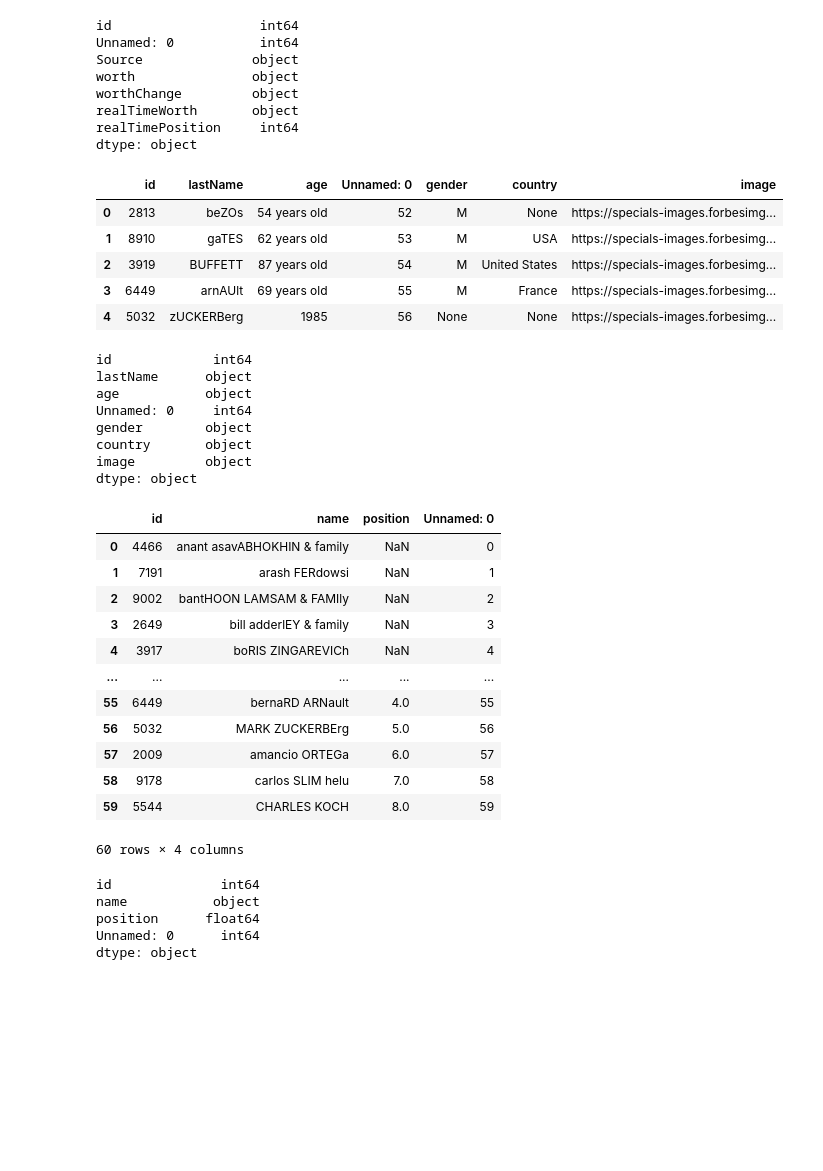
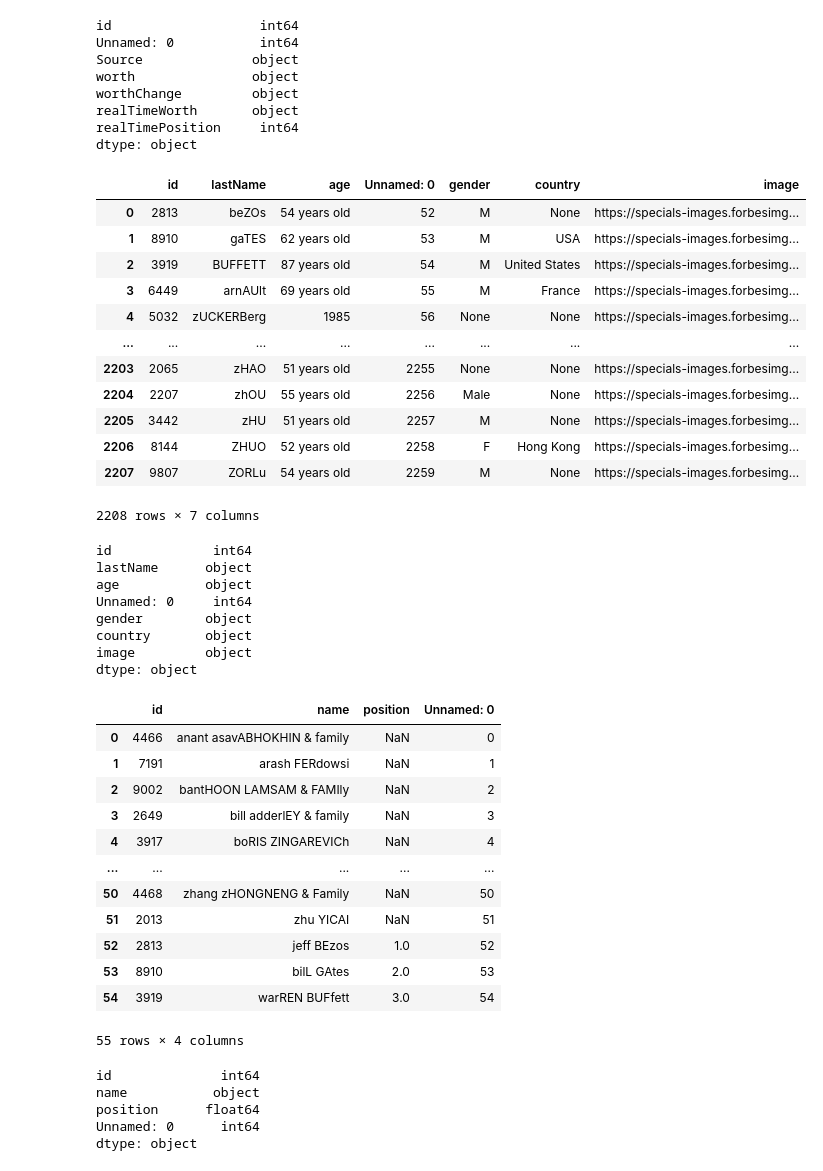
Before and after one commit to Emilioiron/Ironhack-Module-1-Project---Pandas-Python-Emilio-, a Jupyter notebook: notebooks/Notebook_1.ipynb, the cells around one changed output. Cells and saved outputs as stored; diff of their text form; code cells hidden in the pictures; blank space fills up the shorter version.

```diff
--- a/notebooks/Notebook_1.ipynb
+++ b/notebooks/Notebook_1.ipynb
@@ -51,14 +51,21 @@ realTimePosition     int64
 dtype: object
 # %%
 personal = pd.read_sql_query("SELECT * FROM personal_info", engine)
-personal.head()
+personal
 # %% [output]
 |  | id | lastName | age | Unnamed: 0 | gender | country | image |
 | 0 | 2813 | beZOs | 54 years old | 52 | M | None | https://specials-images.forbesimg... |
 | 1 | 8910 | gaTES | 62 years old | 53 | M | USA | https://specials-images.forbesimg... |
 | 2 | 3919 | BUFFETT | 87 years old | 54 | M | United States | https://specials-images.forbesimg... |
 | 3 | 6449 | arnAUlt | 69 years old | 55 | M | France | https://specials-images.forbesimg... |
 | 4 | 5032 | zUCKERBerg | 1985 | 56 | None | None | https://specials-images.forbesimg... |
+| ... | ... | ... | ... | ... | ... | ... | ... |
+| 2203 | 2065 | zHAO | 51 years old | 2255 | None | None | https://specials-images.forbesimg... |
+| 2204 | 2207 | zhOU | 55 years old | 2256 | Male | None | https://specials-images.forbesimg... |
+| 2205 | 3442 | zHU | 51 years old | 2257 | M | None | https://specials-images.forbesimg... |
+| 2206 | 8144 | ZHUO | 52 years old | 2258 | F | Hong Kong | https://specials-images.forbesimg... |
+| 2207 | 9807 | ZORLu | 54 years old | 2259 | M | None | https://specials-images.forbesimg... |
+2208 rows × 7 columns
 # %%
 personal.dtypes
 # %% [output]
@@ -72,7 +79,7 @@ image         object
 dtype: object
 # %%
 rank = pd.read_sql_query("SELECT * FROM rank_info", engine)
-rank.head(60)
+rank.head(55)
 # %% [output]
 |  | id | name | position | Unnamed: 0 |
 | 0 | 4466 | anant asavABHOKHIN & family | NaN | 0 |
@@ -81,12 +88,12 @@ rank.head(60)
 | 3 | 2649 | bill adderlEY & family | NaN | 3 |
 | 4 | 3917 | boRIS ZINGAREVICh | NaN | 4 |
 | ... | ... | ... | ... | ... |
-| 55 | 6449 | bernaRD ARNault | 4.0 | 55 |
-| 56 | 5032 | MARK ZUCKERBErg | 5.0 | 56 |
-| 57 | 2009 | amancio ORTEGa | 6.0 | 57 |
-| 58 | 9178 | carlos SLIM helu | 7.0 | 58 |
-| 59 | 5544 | CHARLES KOCH | 8.0 | 59 |
+| 50 | 4468 | zhang zHONGNENG & Family | NaN | 50 |
+| 51 | 2013 | zhu YICAI | NaN | 51 |
+| 52 | 2813 | jeff BEzos | 1.0 | 52 |
+| 53 | 8910 | bilL GAtes | 2.0 | 53 |
+| 54 | 3919 | warREN BUFfett | 3.0 | 54 |
-60 rows × 4 columns
+55 rows × 4 columns
 # %%
 rank.dtypes
 # %% [output]
```
Also changed, not shown: parts of 20 cells of this notebook, 1 other file.
